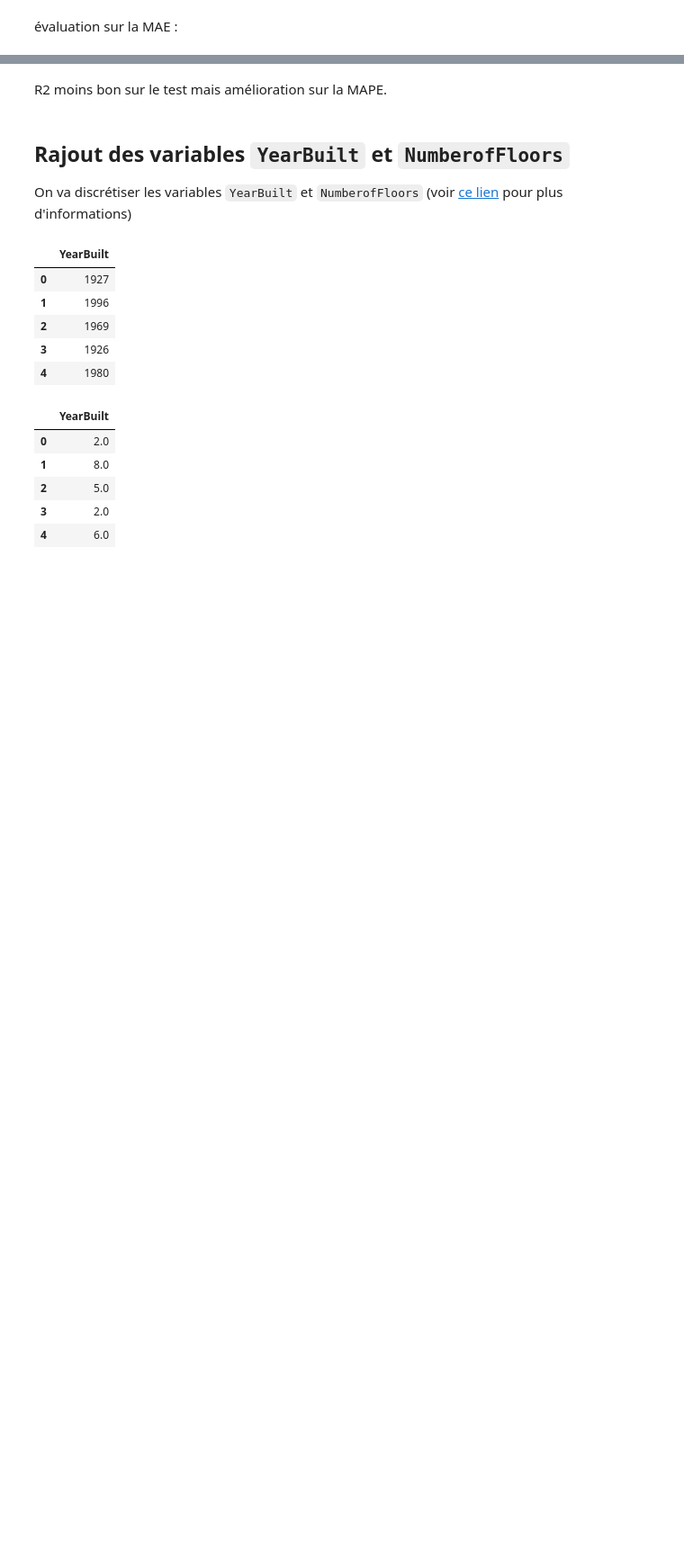
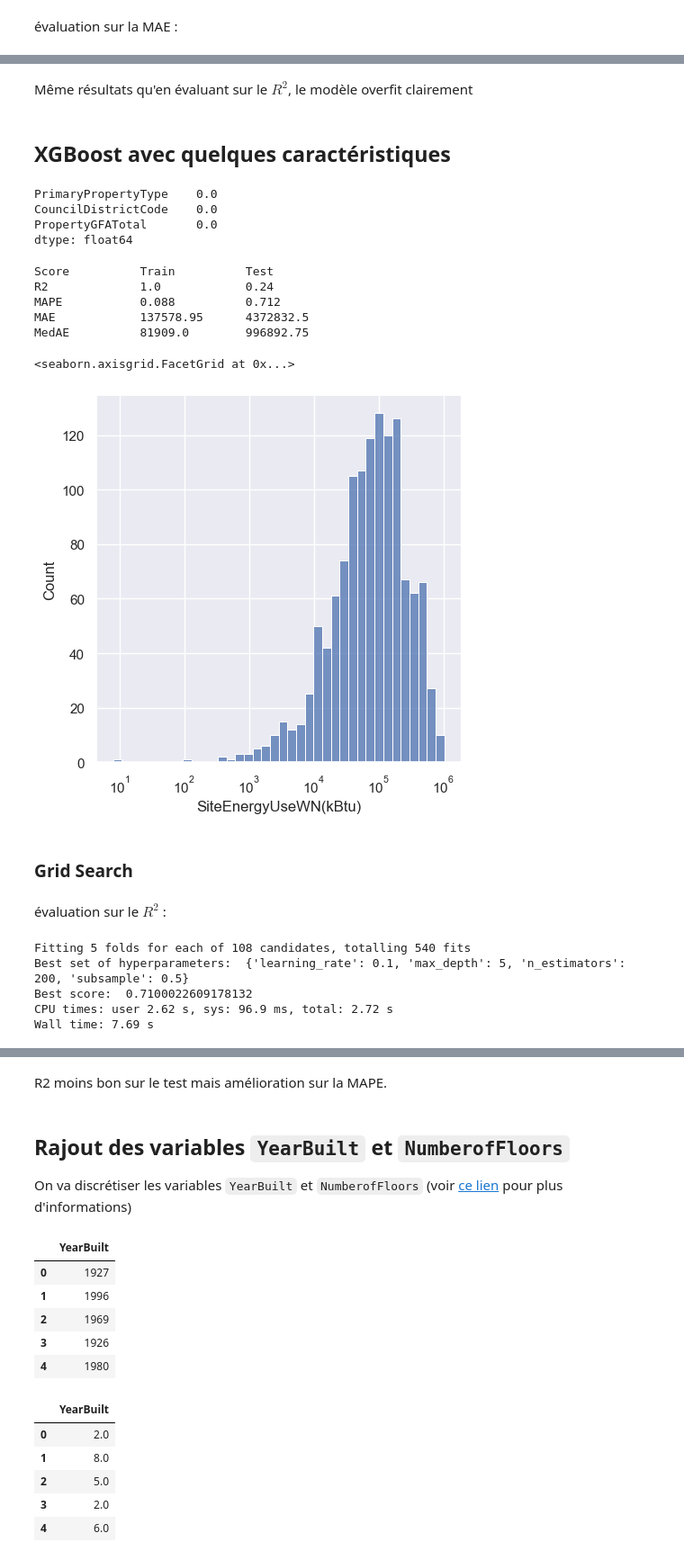
Before and after one commit to gabriel1628/Formation-Data-Scientist-OC, a Jupyter notebook: Projet 4 Anticipez les besoins en consommation de batiments/prediction_consommation_v2.ipynb, the cells around one changed output, grey strips where cells are left out. Shown: that part at 90% size. Saved outputs shown, nothing was run; the diff lists cells and outputs as text; code cells hidden in the pictures; blank space fills up the shorter version.

```diff
--- a/Projet 4 Anticipez les besoins en consommation de batiments/prediction_consommation_v2.ipynb
+++ b/Projet 4 Anticipez les besoins en consommation de batiments/prediction_consommation_v2.ipynb
@@ -413,0 +367,5 @@ MedAE          384709.3       1350061.0
+# %%
+cols_todrop = ["ThirdLargestPropertyUseType", "ThirdLargestPropertyUseTypeGFA", "SiteEUIWN(kBtu/sf)", "SiteEnergyUseWN(kBtu)",
+               "SteamUse(kBtu)", "Electricity(kBtu)", "NaturalGas(kBtu)", "TotalGHGEmissions", "GHGEmissionsIntensity"]
+X = df.drop(columns=cols_todrop)
+X.head()
@@ -413,0 +394,8 @@ MedAE          384709.3       1350061.0
+# %%
+for col in X.select_dtypes(object):
+    X[col] = X[col].astype("category")
+for col in X.select_dtypes(int):
+    X[col] = pd.to_numeric(X[col], downcast="integer")
+for col in X.select_dtypes(float):
+    X[col] = pd.to_numeric(X[col], downcast="float")
+X.dtypes
@@ -413,0 +415,7 @@ MedAE          384709.3       1350061.0
+# %%
+X_train, X_test, y_train, y_test = train_test_split(X, y, test_size=0.20, random_state=42)
+
+model = XGBRegressor(random_state=0, enable_categorical=True, tree_method="hist")
+model.fit(X_train, y_train)
+
+model_evaluation_2(model, X_train, X_test, y_train, y_test)
@@ -499,0 +514,4 @@ MedAE          949836.3       1163688.9
+# %% [markdown]
+Même résultats qu'en évaluant sur le $R^2$, le modèle overfit clairement
+# %% [markdown]
+## XGBoost avec quelques caractéristiques
@@ -499,0 +523,26 @@ MedAE          949836.3       1163688.9
+# %%
+X.isna().mean()
+# %% [output]
+PrimaryPropertyType    0.0
+CouncilDistrictCode    0.0
+PropertyGFATotal       0.0
+dtype: float64
+# %%
+xgb = XGBRegressor(random_state=0, enable_categorical=True, tree_method="hist")
+xgb.fit(X_train, y_train)
+
+y_fit, y_pred = model_evaluation_2(xgb, X_train, X_test, y_train, y_test, return_preds=True)
+# %% [output]
+Score          Train          Test
+R2             1.0            0.24
+MAPE           0.088          0.712
+MAE            137578.95      4372832.5
+MedAE          81909.0        996892.75
+# %%
+residuals = np.abs(y_train - y_fit)
+sns.displot(x=residuals, log_scale=True)
+# %% [output]
+<seaborn.axisgrid.FacetGrid at 0x...>
+[figure, added]
+# %% [markdown]
+### Grid Search
@@ -499,0 +551,30 @@ MedAE          949836.3       1163688.9
+# %% [markdown]
+évaluation sur le $R^2$ :
+# %%
+%%time
+# Define the hyperparameter grid
+param_grid = {
+    'n_estimators': [10, 50, 200],
+    'max_depth': [2, 3, 5, 7],
+    'learning_rate': [0.1, 0.01, 0.001],
+    'subsample': [0.5, 0.75, 1],
+}
+
+# Create the XGBoost model object
+xgb = XGBRegressor(random_state=0, enable_categorical=True, tree_method="hist")
+
+# Create the GridSearchCV object
+grid_search = GridSearchCV(xgb, param_grid, cv=5, scoring='r2', n_jobs=-1, verbose=1)
+
+# Fit the GridSearchCV object to the training data
+grid_search.fit(X_train, y_train)
+
+# Print the best set of hyperparameters and the corresponding score
+print("Best set of hyperparameters: ", grid_search.best_params_)
+print("Best score: ", grid_search.best_score_)
+# %% [output]
+Fitting 5 folds for each of 108 candidates, totalling 540 fits
+Best set of hyperparameters:  {'learning_rate': 0.1, 'max_depth': 5, 'n_estimators': 200, 'subsample': 0.5}
+Best score:  0.7100022609178132
+CPU times: user 2.62 s, sys: 96.9 ms, total: 2.72 s
+Wall time: 7.69 s
```
Also changed, not shown: parts of 23 cells of this notebook.
